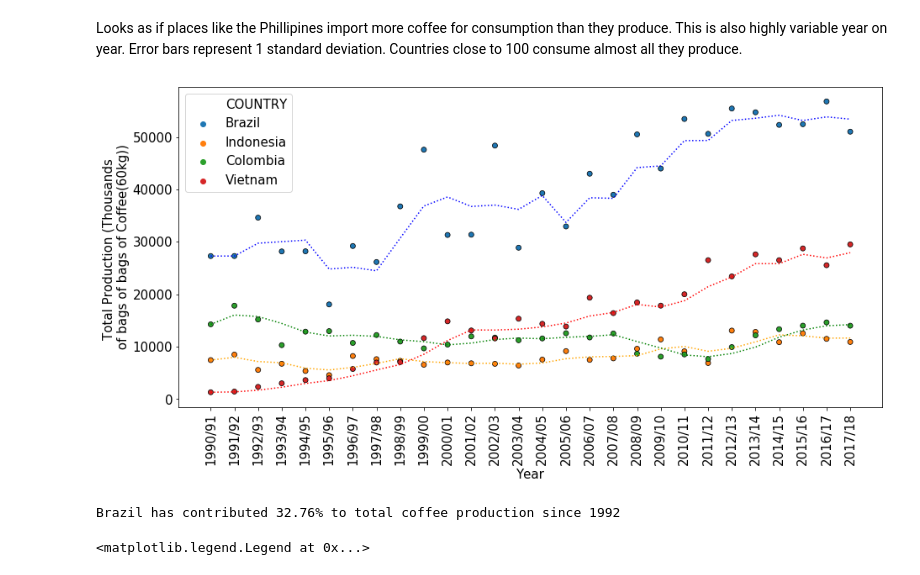
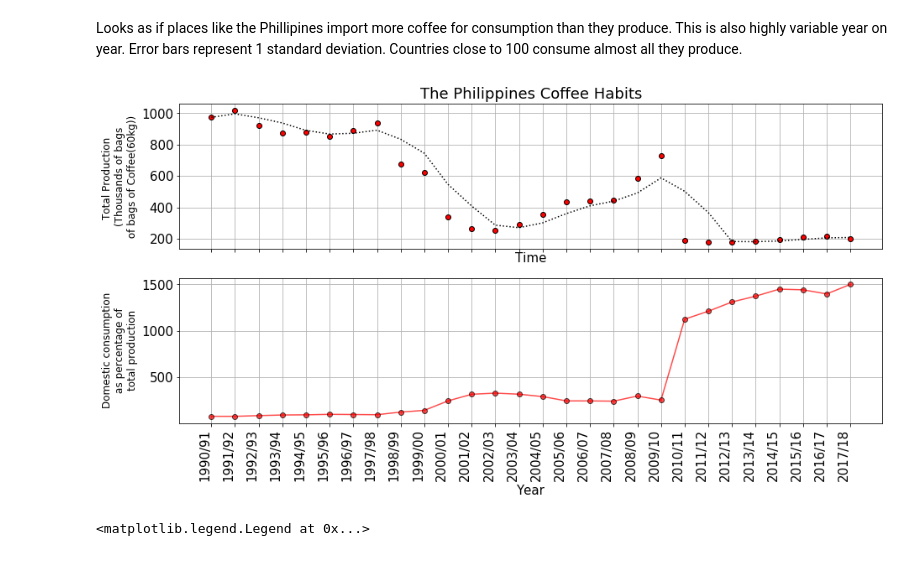
Before and after one commit to lclaxton/Global_Coffee_production, a Jupyter notebook: Coffee.ipynb, the cells around one changed output. Saved outputs shown, nothing was run; the diff lists cells and outputs as text; code cells hidden in the pictures.

```diff
--- a/Coffee.ipynb
+++ b/Coffee.ipynb
@@ -262,30 +273,36 @@ large = df[df.COUNTRY.isin(n)]
-# %%
-plt.figure(figsize = (15,7))
-plt.xticks(rotation ='vertical')
-sns.scatterplot(x = 'YEAR', y= 'TOTAL_PRODUCTION',
-             data = large,
-             hue ='COUNTRY',
-             marker='o',
-                **{'edgecolor':'k'}
-               )
-
-color= ['blue','orange','green','red']
-
-for i,j in enumerate(['Brazil','Indonesia', 'Colombia','Vietnam']):
-    df_temp = df[df.COUNTRY == j]
-    plt.plot(df_temp.YEAR,df_temp.loc[:,'TOTAL_PRODUCTION'].rolling(3,0).mean(),
-        color=color[i],
-        linestyle=':')
-
-_ = plt.ylabel('Total Production (Thousands \n of bags of bags of Coffee(60kg)) ',rotation = 90,fontsize=15)
-_ = plt.xlabel('Year',fontsize=15)
-# %% [output]
-[figure, removed]
-# %%
-x = (df2.loc['Brazil'].TOTAL_PRODUCTION / sum(df2.TOTAL_PRODUCTION))*100
-print('Brazil has contributed {}% to total coffee production since 1992'.format(round(x,2)))
-# %% [output]
-Brazil has contributed 32.76% to total coffee production since 1992
+# %%
+fig, ax = plt.subplots(2,1 , figsize = (15,7),sharex=True)
+ax[0].set_title('The Philippines Coffee Habits')
+dfBrazil = df[df.COUNTRY == 'Philippines']
+ax[0].plot(dfBrazil.YEAR,dfBrazil.TOTAL_PRODUCTION,
+        linestyle='none',
+        marker='o',
+        mec='k',
+        mfc='r')
+ax[0].plot(dfBrazil.YEAR,dfBrazil.loc[:,'TOTAL_PRODUCTION'].rolling(3,0).mean(),
+        color='black',
+        linestyle=':')
+
+_ = ax[0].grid()
+_ = ax[0].set_ylabel('Total Production \n(Thousands of bags\n of bags of Coffee(60kg)) ',rotation = 90,fontsize=12)
+_ = ax[0].set_xlabel('Time',fontsize=15)
+
+
+
+
+df_temp = df[df.COUNTRY == 'Philippines']
+ax[1].plot(df_temp.YEAR,(df_temp.DOMESTIC_CONSUMPTION/df_temp.TOTAL_PRODUCTION)*100,
+       color='red',
+         marker='o',
+         mec='k',
+       alpha=0.7)
+
+_ = ax[1].set_ylabel('Domestic consumption\n as percentage of \ntotal production',rotation = 90,fontsize=12)
+_ = ax[1].set_xlabel('Year',fontsize=15)
+_ = ax[1].grid()
+_ = ax[1].set_xticklabels(dfBrazil.YEAR, rotation = 90, ha="right")
+# %% [output]
+[figure, added]
 # %%
 df2 = df.groupby('COUNTRY').sum()
 df3 = df2.sort_values('TOTAL_PRODUCTION').iloc[0:10,:]
```
Also changed, not shown: parts of 7 cells of this notebook.
